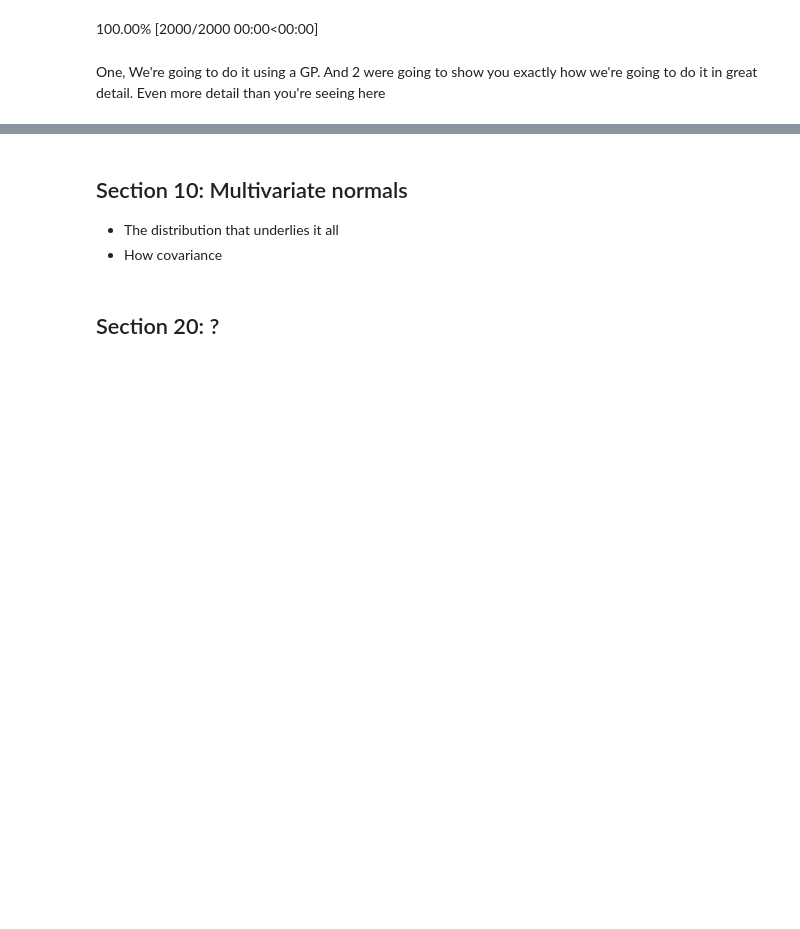
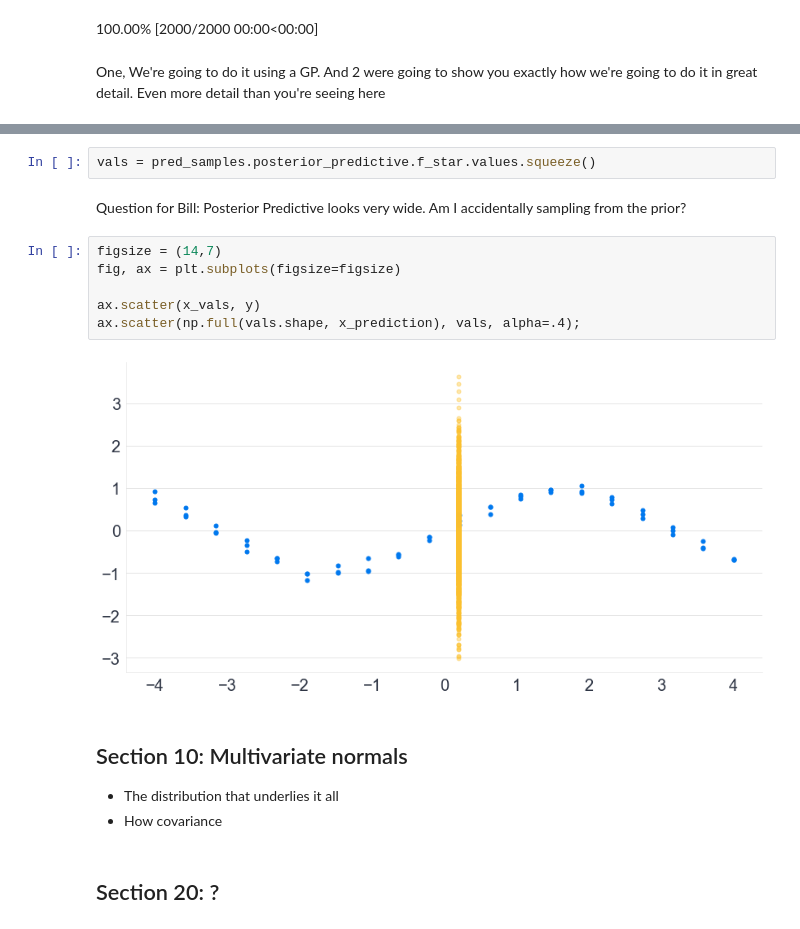
Before and after one commit to bwengals/etc, a Jupyter notebook: lesson03.ipynb, the cells around one changed output, grey strips where cells are left out. Cells and saved outputs as stored; diff of their text form; blank space fills up the shorter version.

```diff
--- a/lesson03.ipynb
+++ b/lesson03.ipynb
@@ -81,6 +86,18 @@ Attributes:
     arviz_version:              0.12.1
     inference_library:          pymc
     inference_library_version:  4.0.1>
+# %%
+vals = pred_samples.posterior_predictive.f_star.values.squeeze()
+# %% [markdown]
+Question for Bill: Posterior Predictive looks very wide. Am I accidentally sampling from the prior?
+# %%
+figsize = (14,7)
+fig, ax = plt.subplots(figsize=figsize)
+
+ax.scatter(x_vals, y)
+ax.scatter(np.full(vals.shape, x_prediction), vals, alpha=.4);
+# %% [output]
+[figure, added]
 # %% [markdown]
 ## Section 10: Multivariate normals
 * The distribution that underlies it all
```
Also changed, not shown: parts of 4 cells of this notebook, 1 other file.
